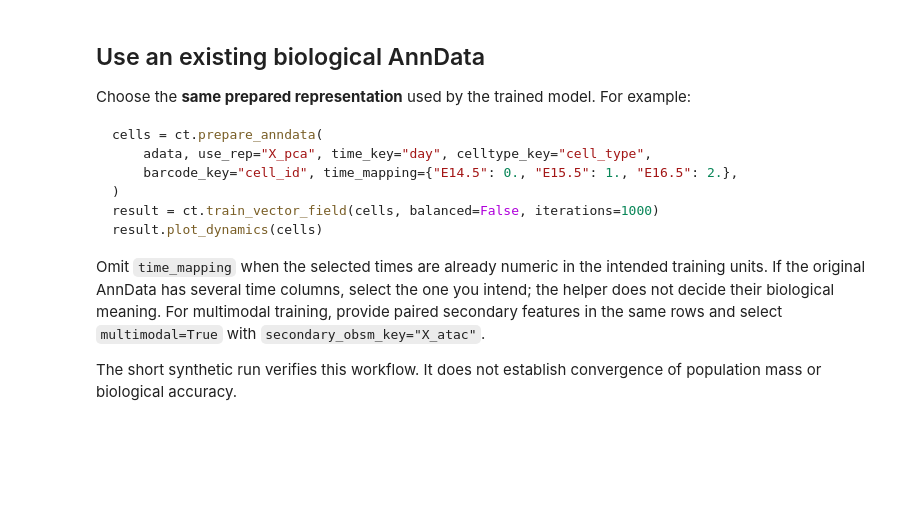
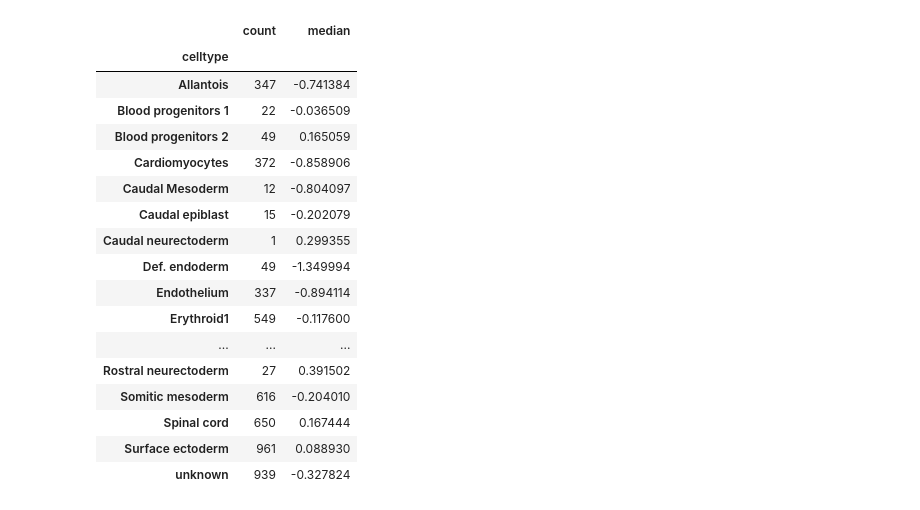
Before and after one commit to shankswang953/COATI, a Jupyter notebook: notebooks/07_dynamics.ipynb, the cells around one changed output. Saved outputs shown, nothing was run; the diff lists cells and outputs as text; code cells hidden in the pictures; blank space fills up the shorter version.

````diff
--- a/notebooks/07_dynamics.ipynb
+++ b/notebooks/07_dynamics.ipynb
@@ -106,17 +118,28 @@ Output: /Users/jingfeng/local/project/COATI/outputs/dynamics-cc2a0dc9
-# %% [markdown]
-## Use an existing biological AnnData
-
-Choose the **same prepared representation** used by the trained model. For example:
-
-```python
-cells = ct.prepare_anndata(
-    adata, use_rep="X_pca", time_key="day", celltype_key="cell_type",
-    barcode_key="cell_id", time_mapping={"E14.5": 0., "E15.5": 1., "E16.5": 2.},
-)
-result = ct.train_vector_field(cells, balanced=False, iterations=1000)
-result.plot_dynamics(cells)
-```
-
-Omit `time_mapping` when the selected times are already numeric in the intended training units. If the original AnnData has several time columns, select the one you intend; the helper does not decide their biological meaning. For multimodal training, provide paired secondary features in the same rows and select `multimodal=True` with `secondary_obsm_key="X_atac"`.
-
-The short synthetic run verifies this workflow. It does not establish convergence of population mass or biological accuracy.
+# %%
+growth = result.compute_growth(stage_cells.obsm["X_latent"], time=stage_cells.obs["time"].to_numpy())
+stored = result.write_dynamics(stage_cells, copy=True)
+assert "coati_growth" not in cells.obs and "coati_velocity" not in cells.obsm
+assert stored.obs_names.equals(stage_cells.obs_names)
+np.testing.assert_array_equal(stored.obs["coati_growth"], growth)
+assert np.isfinite(stored.obsm["coati_velocity_umap"]).all()
+stored.write_h5ad(result.output_dir / "dynamics.h5ad")
+stored.obs.groupby("celltype", observed=True)["coati_growth"].agg(["count", "median"])
+# %% [output]
+|  | count | median |
+| celltype |  |  |
+| Allantois | 347 | -0.741384 |
+| Blood progenitors 1 | 22 | -0.036509 |
+| Blood progenitors 2 | 49 | 0.165059 |
+| Cardiomyocytes | 372 | -0.858906 |
+| Caudal Mesoderm | 12 | -0.804097 |
+| Caudal epiblast | 15 | -0.202079 |
+| Caudal neurectoderm | 1 | 0.299355 |
+| Def. endoderm | 49 | -1.349994 |
+| Endothelium | 337 | -0.894114 |
+| Erythroid1 | 549 | -0.117600 |
+| ... | ... | ... |
+| Rostral neurectoderm | 27 | 0.391502 |
+| Somitic mesoderm | 616 | -0.204010 |
+| Spinal cord | 650 | 0.167444 |
+| Surface ectoderm | 961 | 0.088930 |
+| unknown | 939 | -0.327824 |
````
Also changed, not shown: parts of 21 cells of this notebook, 8 other files.
